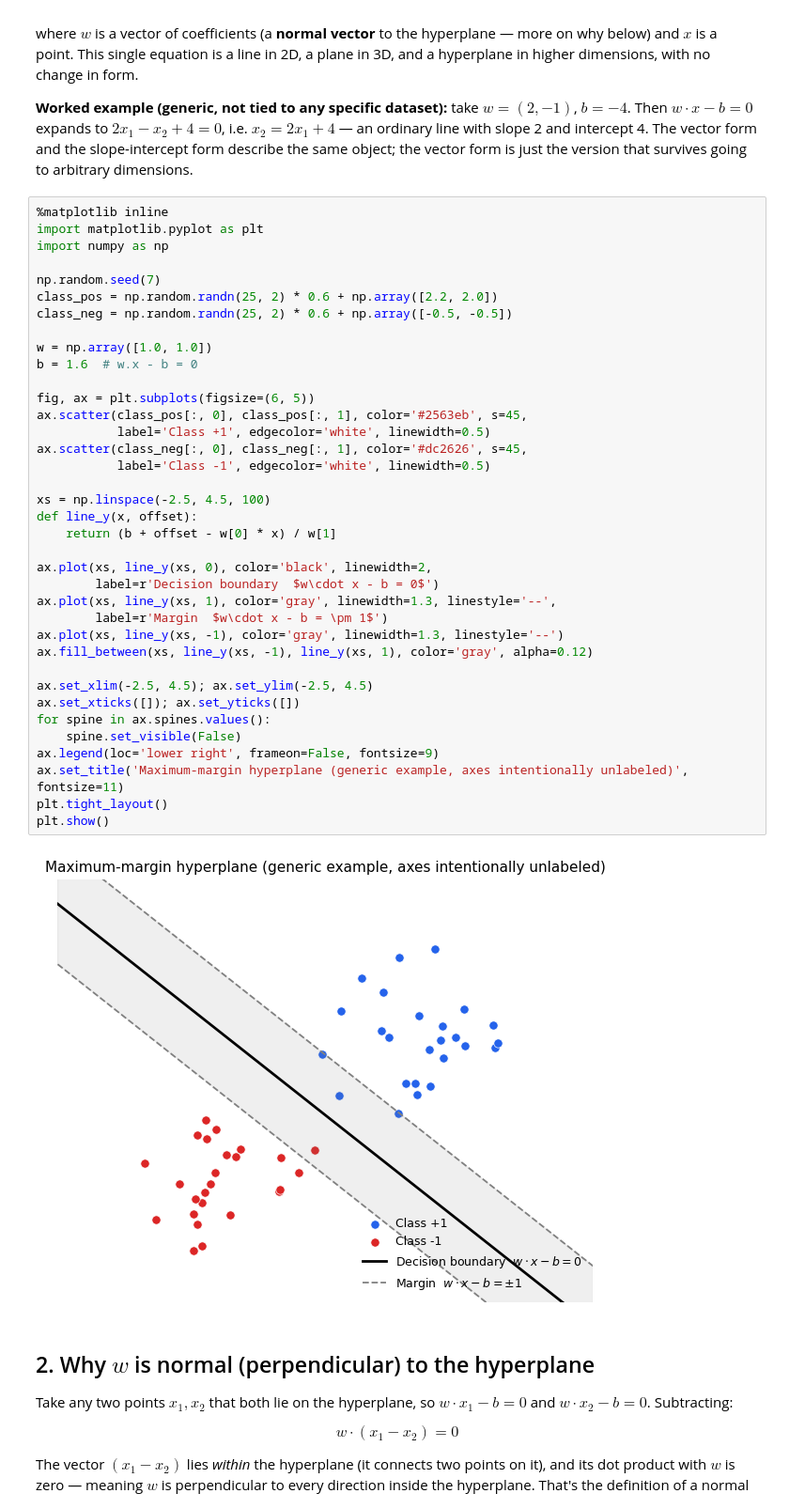
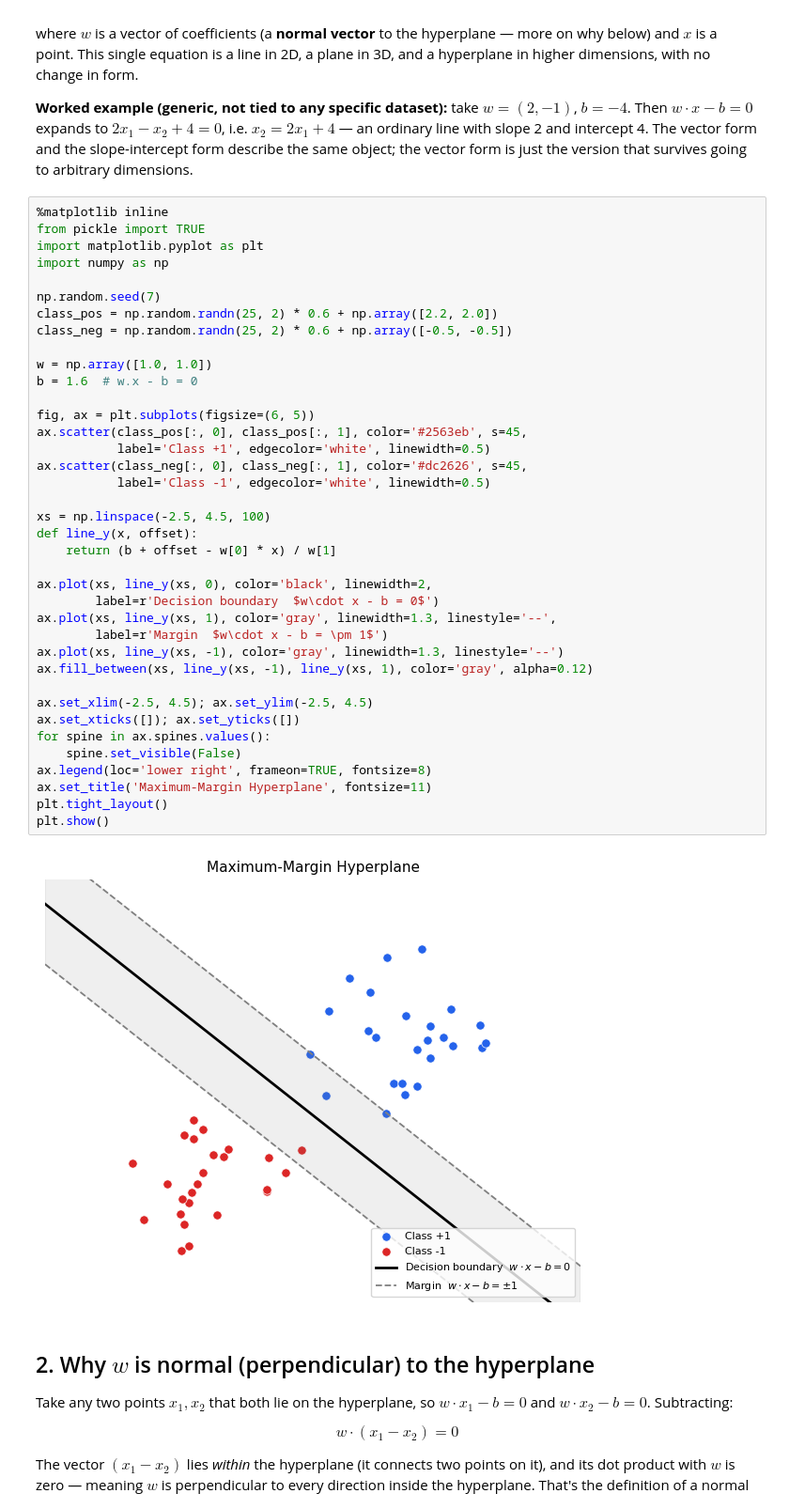
Before and after one commit to AkhileshBhambhani/Quant-Projects, a Jupyter notebook: Stock Prediction SVM/SVM_Theory_Derivation.ipynb, the cells around one changed output. Shown at 94% size. Drawn from its saved outputs; the diff is of its cells as text.

```diff
--- a/Stock Prediction SVM/SVM_Theory_Derivation.ipynb
+++ b/Stock Prediction SVM/SVM_Theory_Derivation.ipynb
@@ -16,6 +16,7 @@ where $w$ is a vector of coefficients (a **normal vector** to the hyperplane —
 **Worked example (generic, not tied to any specific dataset):** take $w = (2, -1)$, $b = -4$. Then $w\cdot x - b = 0$ expands to $2x_1 - x_2 + 4 = 0$, i.e. $x_2 = 2x_1 + 4$ — an ordinary line with slope 2 and intercept 4. The vector form and the slope-intercept form describe the same object; the vector form is just the version that survives going to arbitrary dimensions.
 # %%
 %matplotlib inline
+from pickle import TRUE
 import matplotlib.pyplot as plt
 import numpy as np
 
@@ -23,36 +24,36 @@ np.random.seed(7)
 class_pos = np.random.randn(25, 2) * 0.6 + np.array([2.2, 2.0])
 class_neg = np.random.randn(25, 2) * 0.6 + np.array([-0.5, -0.5])
 
 w = np.array([1.0, 1.0])
 b = 1.6  # w.x - b = 0
 
 fig, ax = plt.subplots(figsize=(6, 5))
 ax.scatter(class_pos[:, 0], class_pos[:, 1], color='#2563eb', s=45,
            label='Class +1', edgecolor='white', linewidth=0.5)
 ax.scatter(class_neg[:, 0], class_neg[:, 1], color='#dc2626', s=45,
            label='Class -1', edgecolor='white', linewidth=0.5)
 
 xs = np.linspace(-2.5, 4.5, 100)
 def line_y(x, offset):
     return (b + offset - w[0] * x) / w[1]
 
 ax.plot(xs, line_y(xs, 0), color='black', linewidth=2,
         label=r'Decision boundary  $w\cdot x - b = 0$')
 ax.plot(xs, line_y(xs, 1), color='gray', linewidth=1.3, linestyle='--',
         label=r'Margin  $w\cdot x - b = \pm 1$')
 ax.plot(xs, line_y(xs, -1), color='gray', linewidth=1.3, linestyle='--')
 ax.fill_between(xs, line_y(xs, -1), line_y(xs, 1), color='gray', alpha=0.12)
 
 ax.set_xlim(-2.5, 4.5); ax.set_ylim(-2.5, 4.5)
 ax.set_xticks([]); ax.set_yticks([])
 for spine in ax.spines.values():
     spine.set_visible(False)
-ax.legend(loc='lower right', frameon=False, fontsize=9)
-ax.set_title('Maximum-margin hyperplane (generic example, axes intentionally unlabeled)', fontsize=11)
+ax.legend(loc='lower right', frameon=TRUE, fontsize=8)
+ax.set_title('Maximum-Margin Hyperplane', fontsize=11)
 plt.tight_layout()
 plt.show()
 # %% [output]
-[figure, old version]
+[figure, new version]
 # %% [markdown]
 ## 2. Why $w$ is normal (perpendicular) to the hyperplane
 
```
Also changed, not shown: parts of 7 cells of this notebook.
